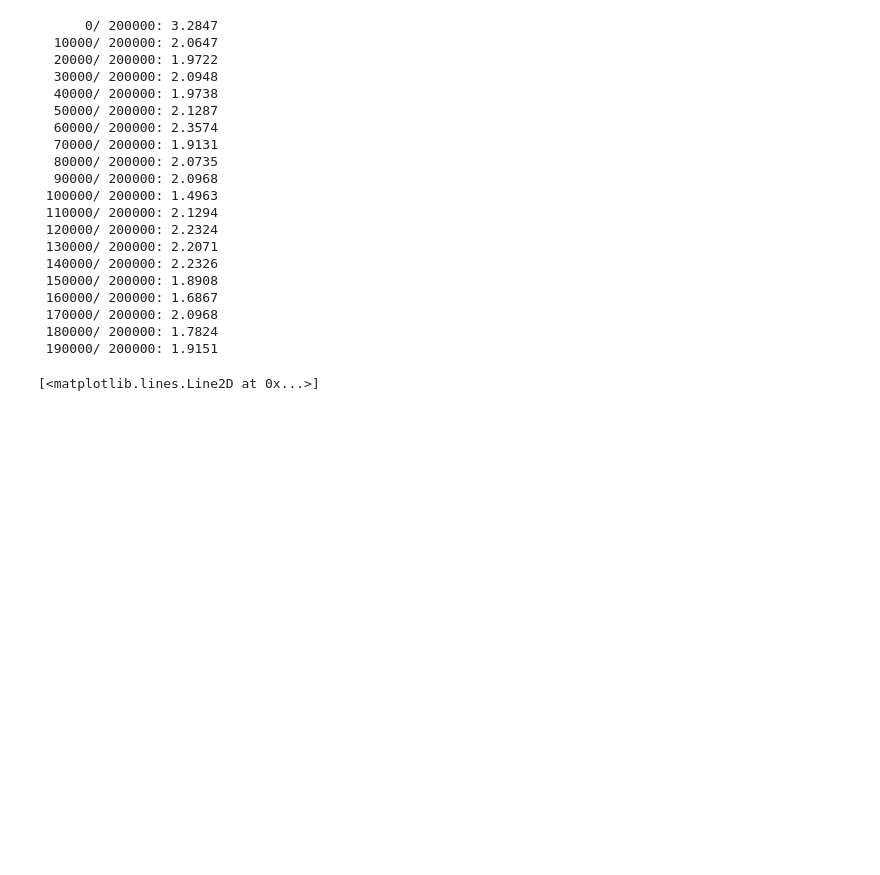
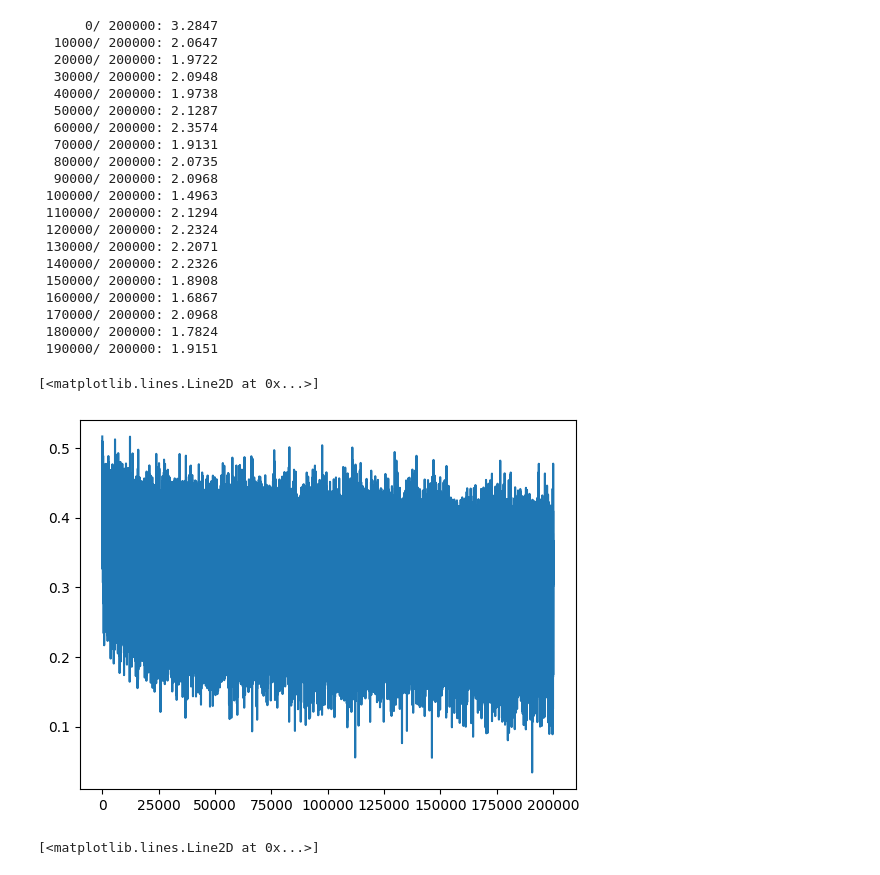
Before and after one commit to Samin-Sadaf7/NN_works, a Jupyter notebook: BuildingWaveNet_Makemore.ipynb, the cells around one changed output. Cells and saved outputs as stored; diff of their text form; code cells hidden in the pictures; blank space fills up the shorter version.

Commit message:
Fixed the loss plotting

```diff
--- a/BuildingWaveNet_Makemore.ipynb
+++ b/BuildingWaveNet_Makemore.ipynb
@@ -234,6 +234,11 @@ for i in range(max_steps):
  170000/ 200000: 2.0968
  180000/ 200000: 1.7824
  190000/ 200000: 1.9151
+# %%
+plt.plot(lossi)
+# %% [output]
+[<matplotlib.lines.Line2D at 0x...>]
+[figure, added]
 # %%
 plt.plot(torch.tensor(lossi).view(-1, 1000).mean(1))
 # %% [output]
```
Also changed, not shown: parts of 1 cell of this notebook.
